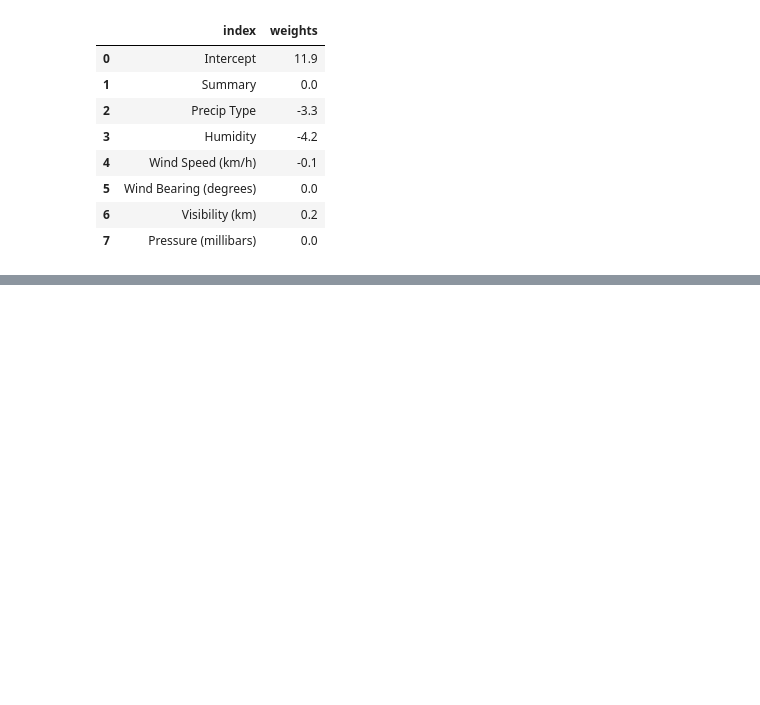
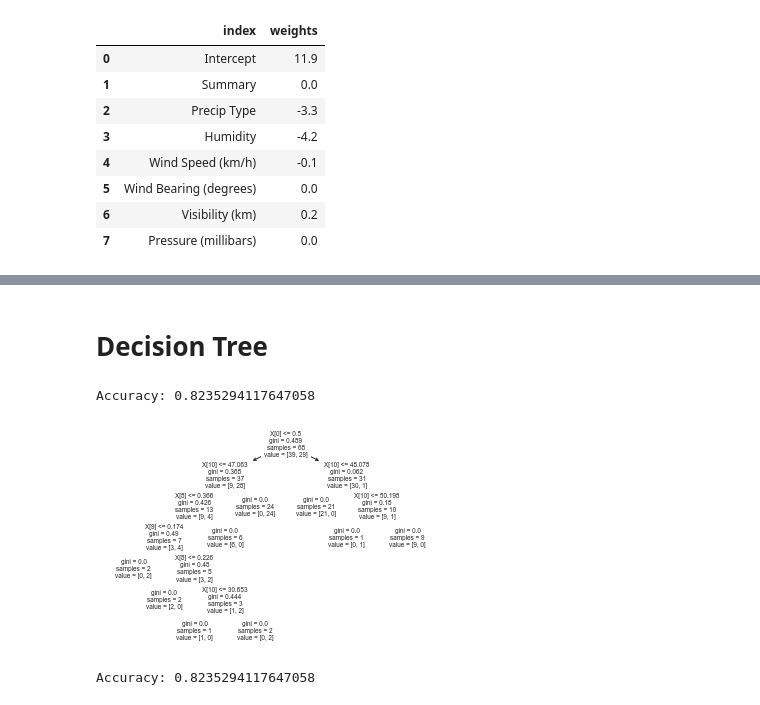
Before and after one commit to EricccZ/ZEZ, a Jupyter notebook: Final Project.ipynb, the cells around one changed output, grey strips where cells are left out. Drawn from its saved outputs; the diff is of its cells as text; code cells hidden in the pictures; blank space fills up the shorter version.

```diff
--- a/Final Project.ipynb
+++ b/Final Project.ipynb
@@ -300,0 +258,6 @@ weight_lasso
+# %%
+dt = candy.copy()
+dt.drop('competitorname', axis=1, inplace=True)
+# %%
+y = dt['chocolate']
+dt.drop(['chocolate'], axis=1, inplace=True)
@@ -300,0 +273,2 @@ weight_lasso
+# %%
+X_train, X_test, y_train, y_test = train_test_split(dt, y, test_size=0.2,random_state=1)
@@ -300,0 +314,2 @@ weight_lasso
+# %% [markdown]
+# Decision Tree
@@ -300,0 +320,19 @@ weight_lasso
+# %%
+decisionT = DecisionTreeClassifier()
+decisionT = decisionT.fit(X_train,y_train)
+y_pred = decisionT.predict(X_test)
+# %%
+print("Accuracy:",metrics.accuracy_score(y_test, y_pred))
+# %% [output]
+Accuracy: 0.8235294117647058
+# %%
+tree.plot_tree(decisionT);
+# %% [output]
+[figure, added]
+# %%
+decisionT = DecisionTreeClassifier(criterion="entropy", max_depth=3)
+decisionT = decisionT.fit(X_train,y_train)
+y_pred = decisionT.predict(X_test)
+print("Accuracy:",metrics.accuracy_score(y_test, y_pred))
+# %% [output]
+Accuracy: 0.8235294117647058
```
Also changed, not shown: parts of 23 cells of this notebook.
